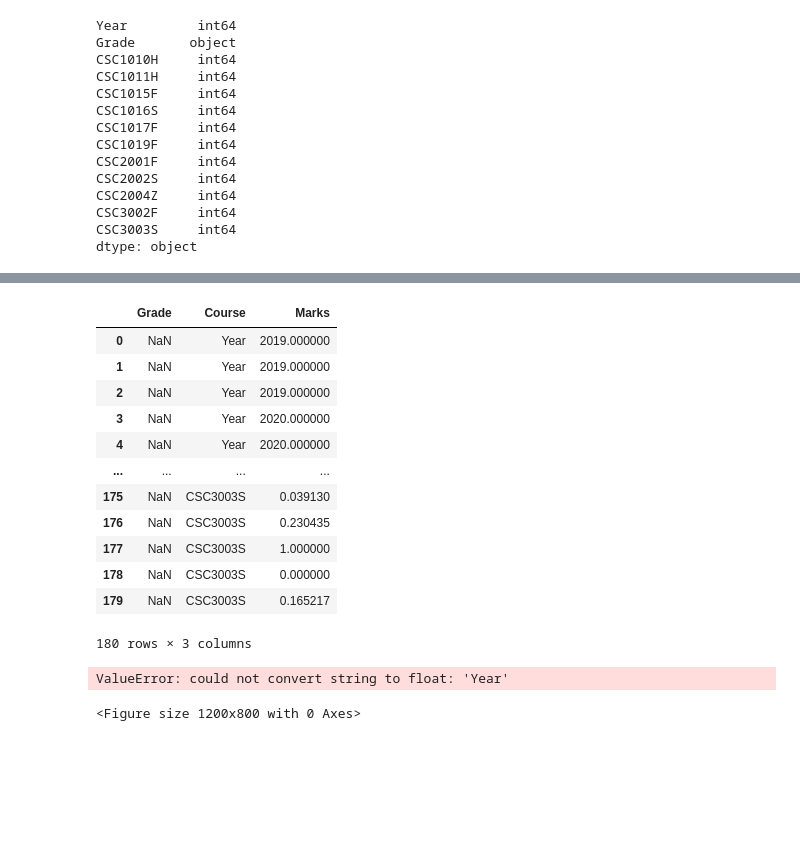
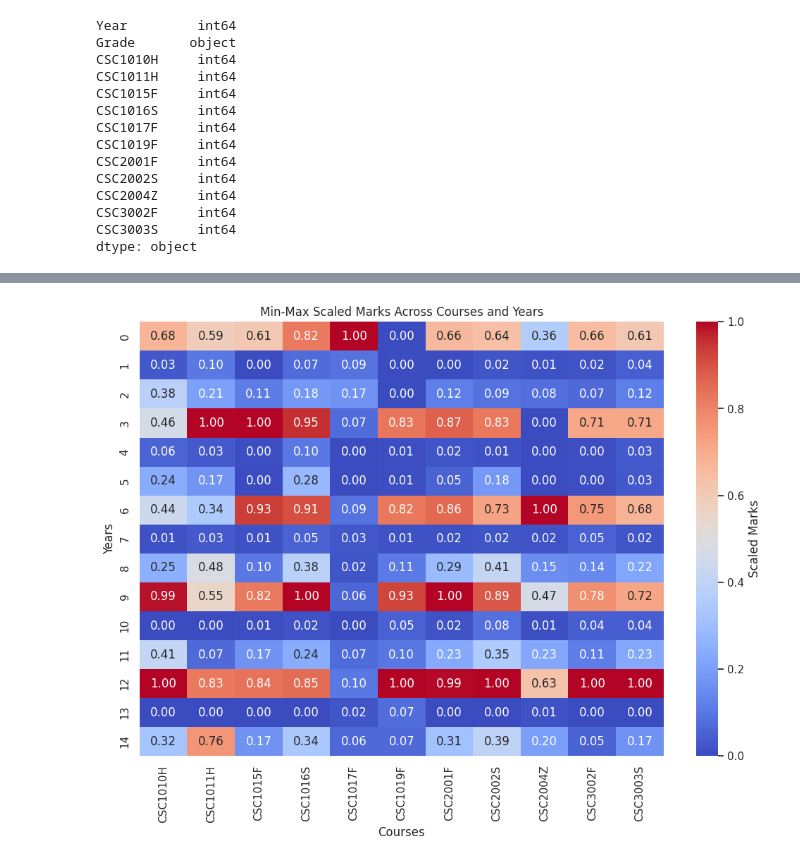
Before and after one commit to TinoMuzambi/VIZ1, a Jupyter notebook: marks.ipynb, the cells around one changed output, grey strips where cells are left out. Saved outputs shown, nothing was run; the diff lists cells and outputs as text; code cells hidden in the pictures; blank space fills up the shorter version.

```diff
--- a/marks.ipynb
+++ b/marks.ipynb
@@ -91,43 +91,22 @@ marks_df_scaled
 | 12 | 2023 | Pass | 1.000000 | 0.827586 | 0.835938 | 0.849020 | 0.104027 | 1.000000 | 0.993994 | 1.000000 | ... |
 | 13 | 2023 | DNF | 0.000000 | 0.000000 | 0.000000 | 0.000000 | 0.020134 | 0.074324 | 0.000000 | 0.000000 | ... |
 | 14 | 2023 | Fail | 0.323944 | 0.758621 | 0.167411 | 0.339216 | 0.063758 | 0.067568 | 0.309309 | 0.390728 | ... |
-# %%
-pivot_df = marks_df_scaled.melt(id_vars=['Grade'], var_name='Course', value_name='Marks')
-pivot_df
-# %% [output]
-|  | Grade | Course | Marks |
-| 0 | NaN | Year | 2019.000000 |
-| 1 | NaN | Year | 2019.000000 |
-| 2 | NaN | Year | 2019.000000 |
-| 3 | NaN | Year | 2020.000000 |
-| 4 | NaN | Year | 2020.000000 |
-| ... | ... | ... | ... |
-| 175 | NaN | CSC3003S | 0.039130 |
-| 176 | NaN | CSC3003S | 0.230435 |
-| 177 | NaN | CSC3003S | 1.000000 |
-| 178 | NaN | CSC3003S | 0.000000 |
-| 179 | NaN | CSC3003S | 0.165217 |
-180 rows × 3 columns
 # %%
 # Set the style for seaborn
 sns.set_theme(style="whitegrid")
-
-# Ensure all values are numeric
-scaled_df.iloc[:, 1:] = scaled_df.iloc[:, 1:].apply(pd.to_numeric, errors='coerce')
 
 # Plotting the data
 plt.figure(figsize=(12, 8))
 
 # Use seaborn's heatmap for better visualization
-sns.heatmap(marks_df_scaled.iloc[:, 1:], annot=True, fmt=".2f", cmap="coolwarm", cbar_kws={'label': 'Scaled Marks'})
+sns.heatmap(marks_df_scaled.iloc[:, 2:], annot=True, fmt=".2f", cmap="coolwarm", cbar_kws={'label': 'Scaled Marks'})
 
 # Set the title and labels
 plt.title('Min-Max Scaled Marks Across Courses and Years')
 plt.xlabel('Courses')
 plt.ylabel('Years')
 
 # Show the plot
 plt.show()
 # %% [output]
-ValueError: could not convert string to float: 'Year'
-<Figure size 1200x800 with 0 Axes>
+[figure, added]
```
Also changed, not shown: parts of 1 cell of this notebook, 1 other file.
